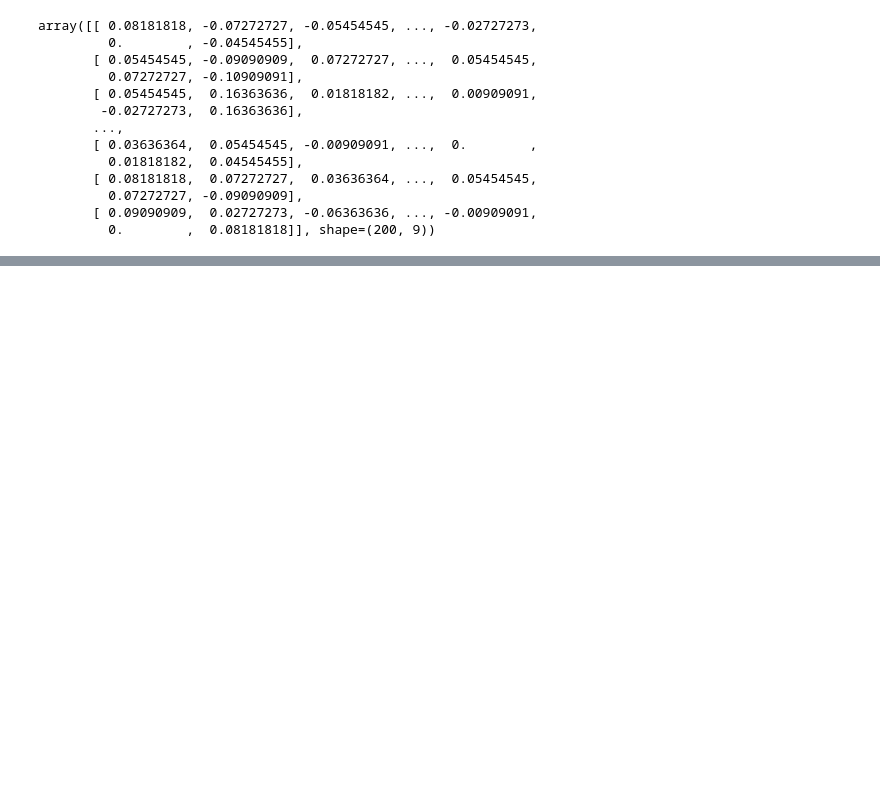
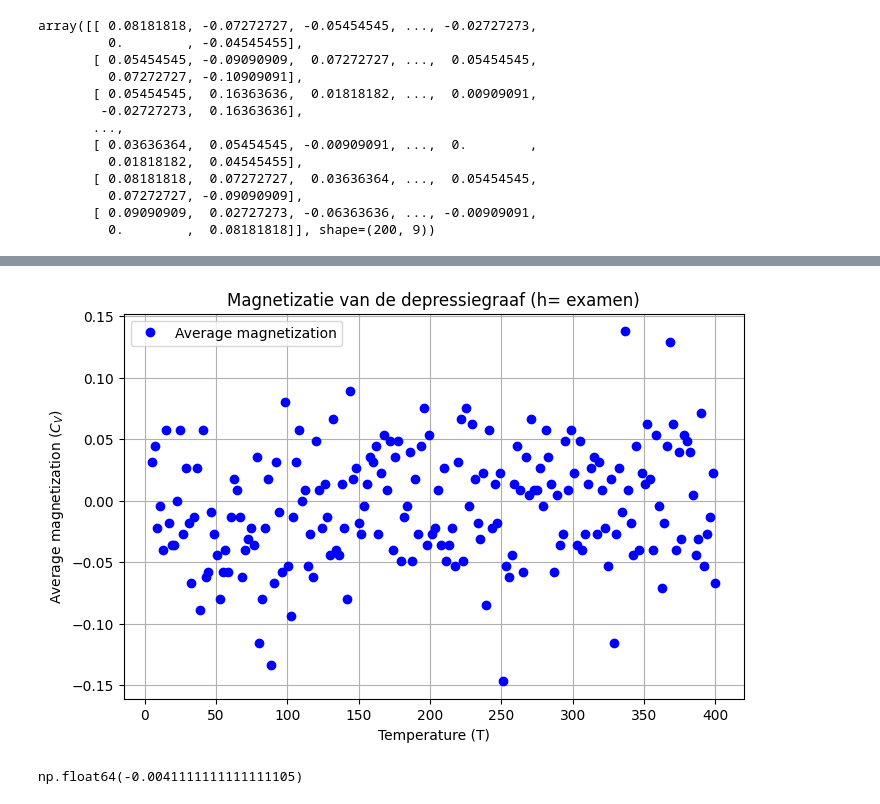
Before and after one commit to justlearning42/depressiegraaf, a Jupyter notebook: Depressiegraaf.ipynb, the cells around one changed output, grey strips where cells are left out. Saved outputs shown, nothing was run; the diff lists cells and outputs as text; code cells hidden in the pictures; blank space fills up the shorter version.

```diff
--- a/Depressiegraaf.ipynb
+++ b/Depressiegraaf.ipynb
@@ -96,17 +96,21 @@ def simulate_ising(L, T, sweeps, equilib_sweeps, parameters):
         E2_total += E**2
     E_avg=E_total/sweeps;E2_avg=E2_total/sweeps
     return E_avg, E2_avg, lattice
-def compute_model(parameters, L, T_values, sweeps, equilib_sweeps=100):
+def compute_model(parameters, L, T_values, sweeps, equilib_sweeps=100, compute_cv = True):
     """Compute specific heat over a range of temperatures."""
     C_V_values = []
     lattices = []
     for T in T_values:
     # print(f"T: {T:.2f}")
         E_avg, E2_avg, latc = simulate_ising(L, T, sweeps, equilib_sweeps, parameters)
-        C_V = (E2_avg - E_avg**2) / (T**2 * L**2)
-        C_V_values.append(C_V)
+        if compute_cv:
+            C_V = (E2_avg - E_avg**2) / (T**2 * L**2)
+            C_V_values.append(C_V)
         lattices.append(latc)
-    return C_V_values, np.array(lattices)
+    if compute_cv:
+        return C_V_values, np.array(lattices)
+    else:
+        return np.array(lattices)
 ### Simulation Parameters
 L = 9 # Lattice size
 T_values = [1,2,3,4,5,6,7,8,9,10] # Temperature range
@@ -246,0 +250,5 @@ plt.show()
+# %%
+shit_examen_model = [-5,8,0,2,2,0,3,6,0]
+ex_temps = np.linspace(5,400,200)
+
+examen_gemiddeldes, examen_big = gather_data(shit_examen_model, 50, ex_temps, "Examen_model\\Examen_run_", True, 5)
@@ -246,0 +266,14 @@ plt.show()
+# %%
+ex_magnetization = np.mean(examen_gemiddeldes, axis=1)
+plt.figure(figsize=(8, 5))
+plt.plot(ex_temps, ex_magnetization, 'bo', label='Average magnetization')
+plt.xlabel('Temperature (T)')
+plt.ylabel('Average magnetization ($C_V$)')
+plt.title('Magnetizatie van de depressiegraaf (h= examen)')
+plt.legend()
+plt.grid()
+plt.show()
+np.mean(ex_magnetization)
+# %% [output]
+[figure, added]
+np.float64(-0.0041111111111111105)
```
Also changed, not shown: parts of 5 cells of this notebook, 51 other files.
